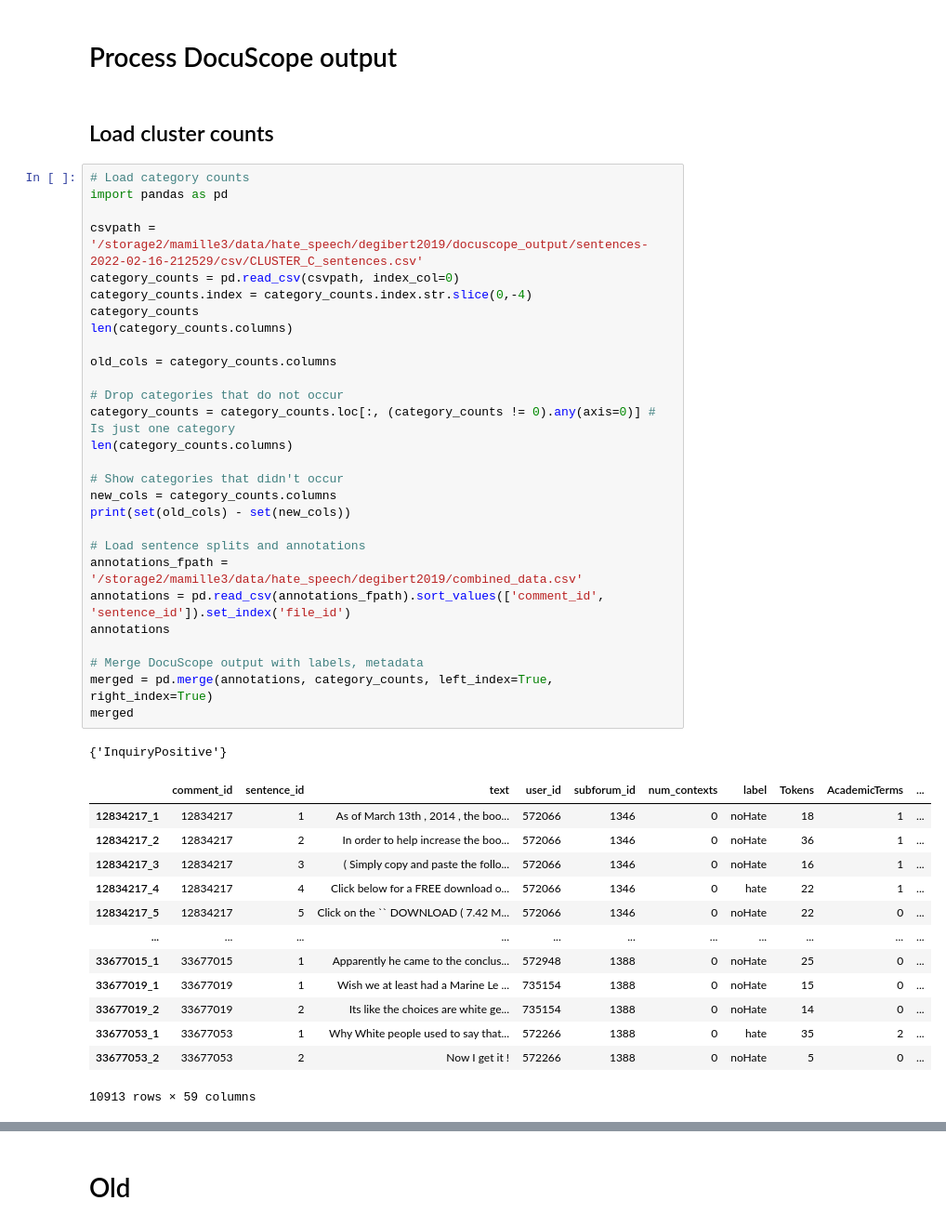
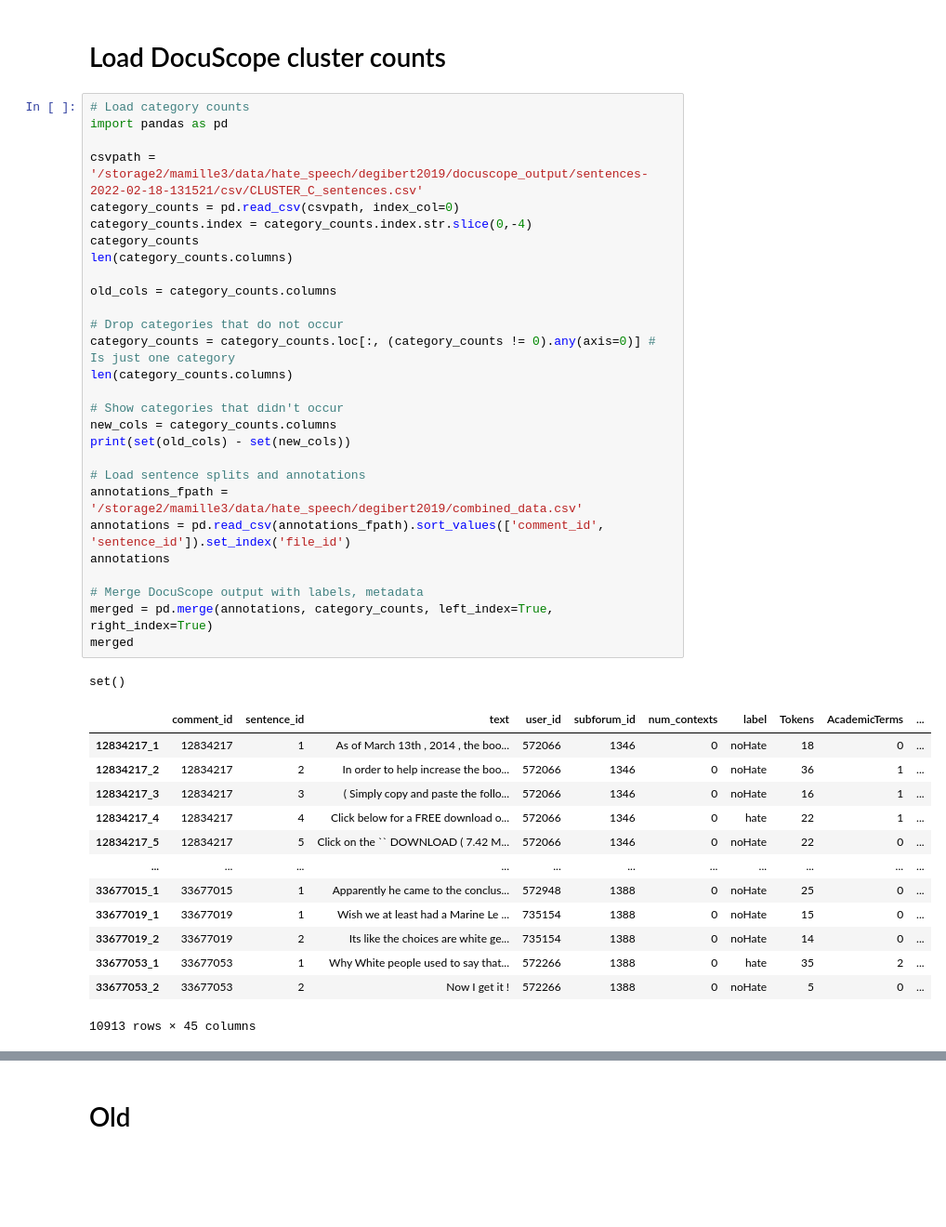
Before and after one commit to michaelmilleryoder/hate_speech_rhetoric, a Jupyter notebook: jupyter/docuscope_output.ipynb, the cells around one changed output, grey strips where cells are left out. Shown at 93% size. Cells and saved outputs as stored; diff of their text form; blank space fills up the shorter version.

```diff
--- a/jupyter/docuscope_output.ipynb
+++ b/jupyter/docuscope_output.ipynb
@@ -1,39 +1,37 @@
-# %% [markdown]
-# Process DocuScope output
 # %% [markdown]
-## Load cluster counts
+# Load DocuScope cluster counts
 # %%
 # Load category counts
 import pandas as pd
 
-csvpath = '/storage2/mamille3/data/hate_speech/degibert2019/docuscope_output/sentences-2022-02-16-212529/csv/CLUSTER_C_sentences.csv'
+csvpath = '/storage2/mamille3/data/hate_speech/degibert2019/docuscope_output/sentences-2022-02-18-131521/csv/CLUSTER_C_sentences.csv'
 category_counts = pd.read_csv(csvpath, index_col=0)
 category_counts.index = category_counts.index.str.slice(0,-4)
 category_counts
 len(category_counts.columns)
 
 old_cols = category_counts.columns
 
 # Drop categories that do not occur
 category_counts = category_counts.loc[:, (category_counts != 0).any(axis=0)] # Is just one category
 len(category_counts.columns)
 
 # Show categories that didn't occur
 new_cols = category_counts.columns
 print(set(old_cols) - set(new_cols))
 
 # Load sentence splits and annotations
 annotations_fpath = '/storage2/mamille3/data/hate_speech/degibert2019/combined_data.csv'
 annotations = pd.read_csv(annotations_fpath).sort_values(['comment_id', 'sentence_id']).set_index('file_id')
 annotations
 
 # Merge DocuScope output with labels, metadata
 merged = pd.merge(annotations, category_counts, left_index=True, right_index=True)
 merged
 # %% [output]
-{'InquiryPositive'}
+set()
 |  | comment_id | sentence_id | text | user_id | subforum_id | num_contexts | label | Tokens | AcademicTerms | ... |
-| 12834217_1 | 12834217 | 1 | As of March 13th , 2014 , the boo... | 572066 | 1346 | 0 | noHate | 18 | 1 | ... |
+| 12834217_1 | 12834217 | 1 | As of March 13th , 2014 , the boo... | 572066 | 1346 | 0 | noHate | 18 | 0 | ... |
 | 12834217_2 | 12834217 | 2 | In order to help increase the boo... | 572066 | 1346 | 0 | noHate | 36 | 1 | ... |
 | 12834217_3 | 12834217 | 3 | ( Simply copy and paste the follo... | 572066 | 1346 | 0 | noHate | 16 | 1 | ... |
 | 12834217_4 | 12834217 | 4 | Click below for a FREE download o... | 572066 | 1346 | 0 | hate | 22 | 1 | ... |
@@ -44,4 +42,4 @@ merged
 | 33677019_2 | 33677019 | 2 | Its like the choices are white ge... | 735154 | 1388 | 0 | noHate | 14 | 0 | ... |
 | 33677053_1 | 33677053 | 1 | Why White people used to say that... | 572266 | 1388 | 0 | hate | 35 | 2 | ... |
 | 33677053_2 | 33677053 | 2 | Now I get it ! | 572266 | 1388 | 0 | noHate | 5 | 0 | ... |
-10913 rows × 59 columns
+10913 rows × 45 columns
```
Also changed, not shown: parts of 6 cells of this notebook, 1 other file.
